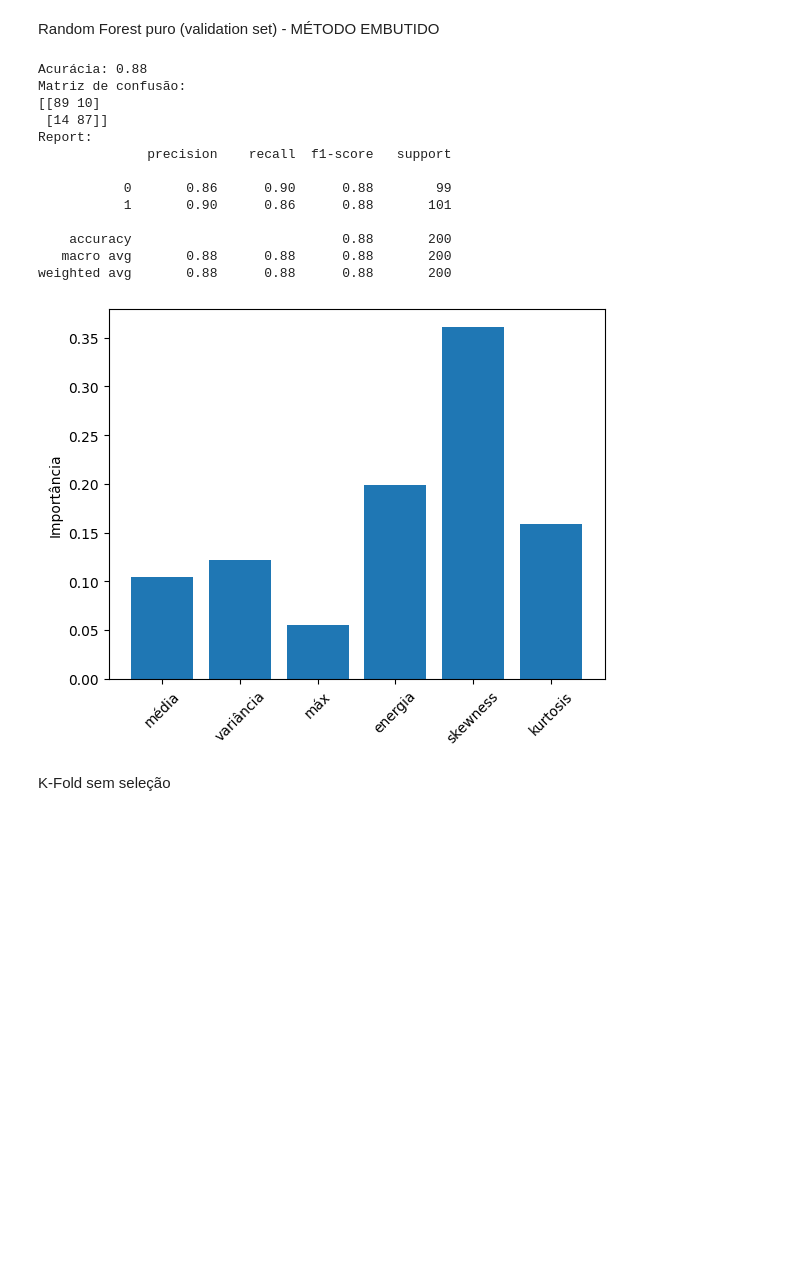
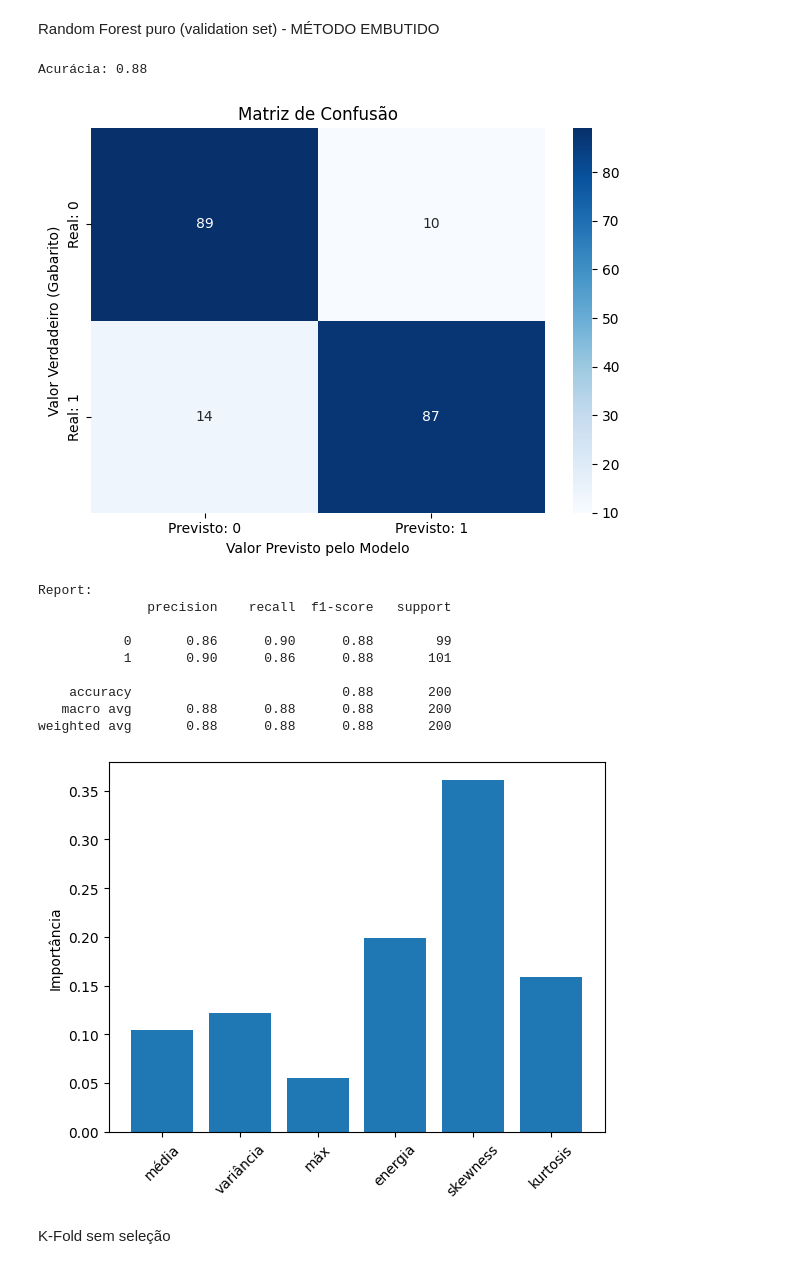
Before and after one commit to andrefsr/Estudos-em-Inteligencia-Artificial, a Jupyter notebook: 5 - Seleção de Atributos/gpr/main.ipynb, the cells around one changed output. Saved outputs shown, nothing was run; the diff lists cells and outputs as text; code cells hidden in the pictures; blank space fills up the shorter version.

```diff
--- a/5 - Seleção de Atributos/gpr/main.ipynb
+++ b/5 - Seleção de Atributos/gpr/main.ipynb
@@ -20,46 +26,53 @@ Random Forest puro (validation set) -   MÉTODO EMBUTIDO
 # %%
 X = df.drop(columns='Label')
 Y = df['Label']
 
 X_train, X_test, Y_train, Y_test = train_test_split(X,Y,test_size=0.2,random_state=0,stratify=Y)
 
 modelo = RandomForestClassifier(n_estimators=100,max_depth=None,random_state=0)
 
 modelo.fit(X_train,Y_train)
 
 Y_predict = modelo.predict(X_test)
 
 print('Acurácia:',accuracy_score(Y_test,Y_predict))
 
-print('Matriz de confusão:')
-print(confusion_matrix(Y_test,Y_predict))
+matriz_c = confusion_matrix(Y_test,Y_predict)
+
+sns.heatmap(matriz_c, annot=True, fmt='d', cmap='Blues',
+            xticklabels=['Previsto: 0', 'Previsto: 1'],
+            yticklabels=['Real: 0', 'Real: 1'])
+
+plt.title('Matriz de Confusão')
+plt.ylabel('Valor Verdadeiro (Gabarito)')
+plt.xlabel('Valor Previsto pelo Modelo')
+plt.tight_layout()
+plt.show()
 
 print('Report:')
 print(classification_report(Y_test,Y_predict))
 
 nomes = ['média','variância','máx','energia','skewness','kurtosis']
 
 imp = modelo.feature_importances_
 
 plt.bar(nomes,imp)
 plt.ylabel("Importância")
 plt.xticks(rotation=45)
 plt.show()
 # %% [output]
 Acurácia: 0.88
-Matriz de confusão:
-[[89 10]
- [14 87]]
-Report:
-              precision    recall  f1-score   support
-
-           0       0.86      0.90      0.88        99
-           1       0.90      0.86      0.88       101
-
-    accuracy                           0.88       200
-   macro avg       0.88      0.88      0.88       200
-weighted avg       0.88      0.88      0.88       200
-[figure, old version]
+[figure, new version]
+Report:
+              precision    recall  f1-score   support
+
+           0       0.86      0.90      0.88        99
+           1       0.90      0.86      0.88       101
+
+    accuracy                           0.88       200
+   macro avg       0.88      0.88      0.88       200
+weighted avg       0.88      0.88      0.88       200
+[figure, added]
 # %% [markdown]
 K-Fold sem seleção
 # %%
```
Also changed, not shown: parts of 12 cells of this notebook, 2 other files.
